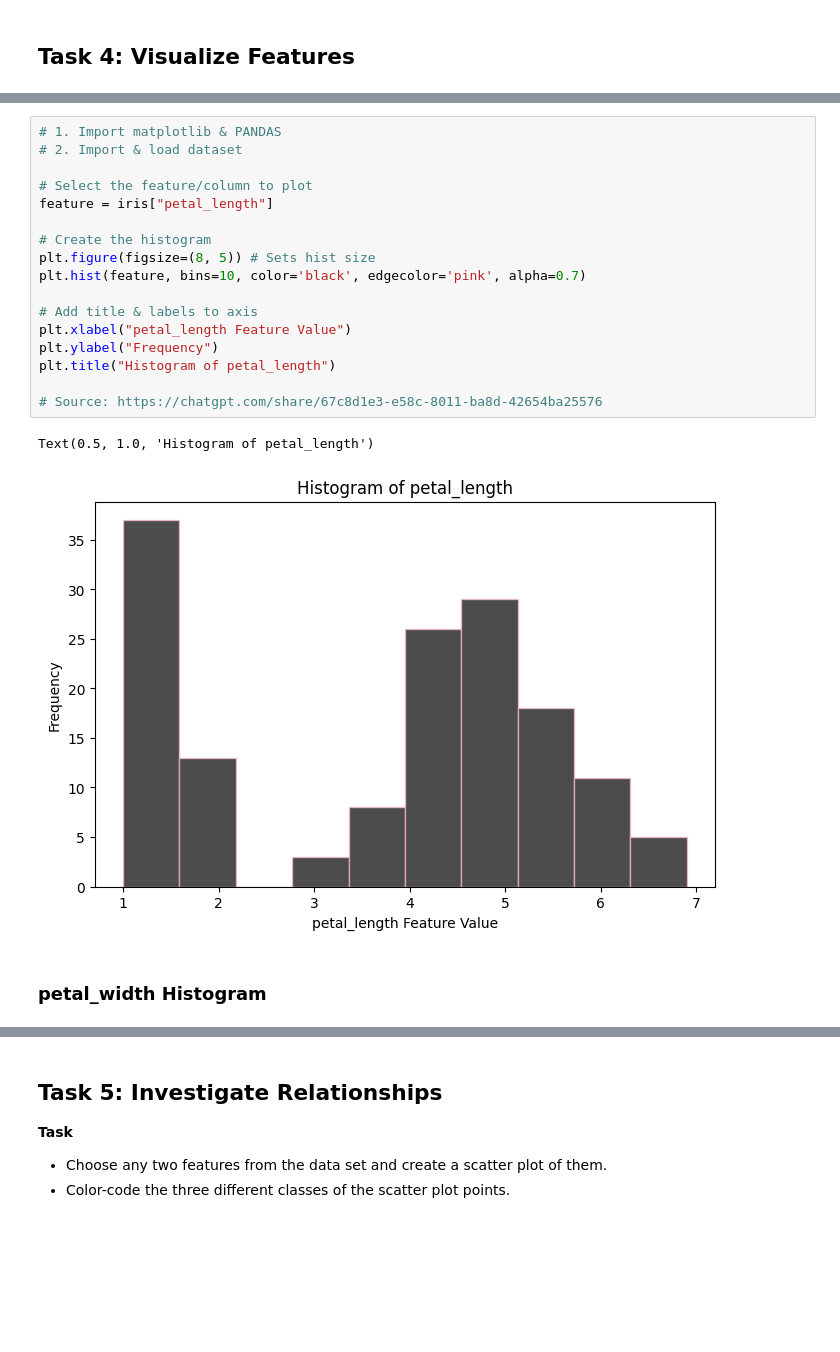
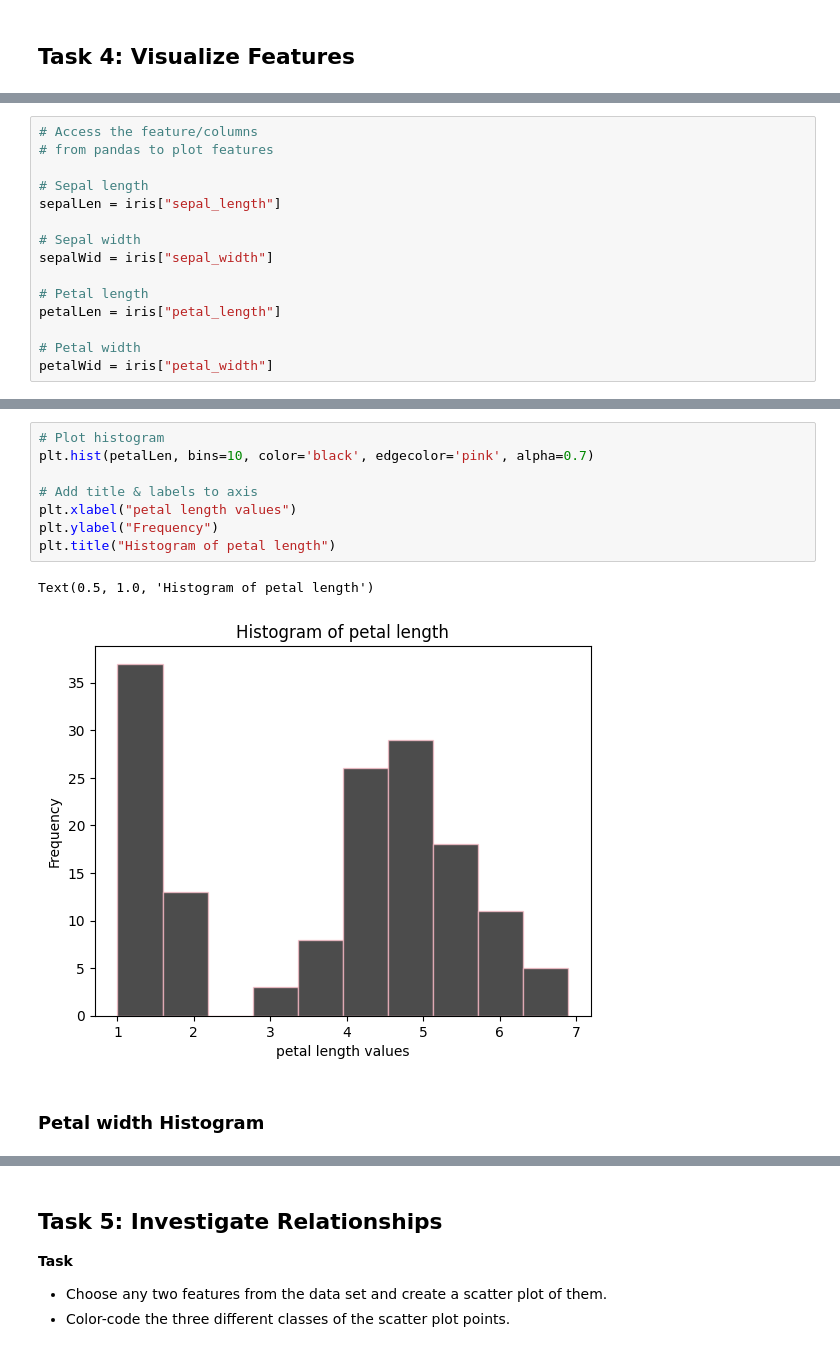
Before and after one commit to NibnabCodes/principles_of_data_analytics, a Jupyter notebook: tasks.ipynb, the cells around one changed output, grey strips where cells are left out. Cells and saved outputs as stored; diff of their text form; blank space fills up the shorter version.

```diff
--- a/tasks.ipynb
+++ b/tasks.ipynb
@@ -602,0 +534,15 @@ Source for Histogram creation: https://matplotlib.org/stable/plot_types/stats/hi
+# %%
+# Access the feature/columns
+# from pandas to plot features
+
+# Sepal length
+sepalLen = iris["sepal_length"]
+
+# Sepal width
+sepalWid = iris["sepal_width"]
+
+# Petal length
+petalLen = iris["petal_length"]
+
+# Petal width
+petalWid = iris["petal_width"]
@@ -652,22 +597,13 @@ Text(0.5, 1.0, 'Histogram of sepal_width')
 # %%
-# 1. Import matplotlib & PANDAS
-# 2. Import & load dataset
-
-# Select the feature/column to plot
-feature = iris["petal_length"]
-
-# Create the histogram
-plt.figure(figsize=(8, 5)) # Sets hist size
-plt.hist(feature, bins=10, color='black', edgecolor='pink', alpha=0.7)
+# Plot histogram
+plt.hist(petalLen, bins=10, color='black', edgecolor='pink', alpha=0.7)
 
 # Add title & labels to axis
-plt.xlabel("petal_length Feature Value")
+plt.xlabel("petal length values")
 plt.ylabel("Frequency")
-plt.title("Histogram of petal_length")
-
-# Source: https://chatgpt.com/share/67c8d1e3-e58c-8011-ba8d-42654ba25576
+plt.title("Histogram of petal length")
 # %% [output]
-Text(0.5, 1.0, 'Histogram of petal_length')
+Text(0.5, 1.0, 'Histogram of petal length')
-[figure, old version]
+[figure, new version]
 # %% [markdown]
-### petal_width Histogram
+### Petal width Histogram
```
Also changed, not shown: parts of 76 cells of this notebook, 1 other file.
